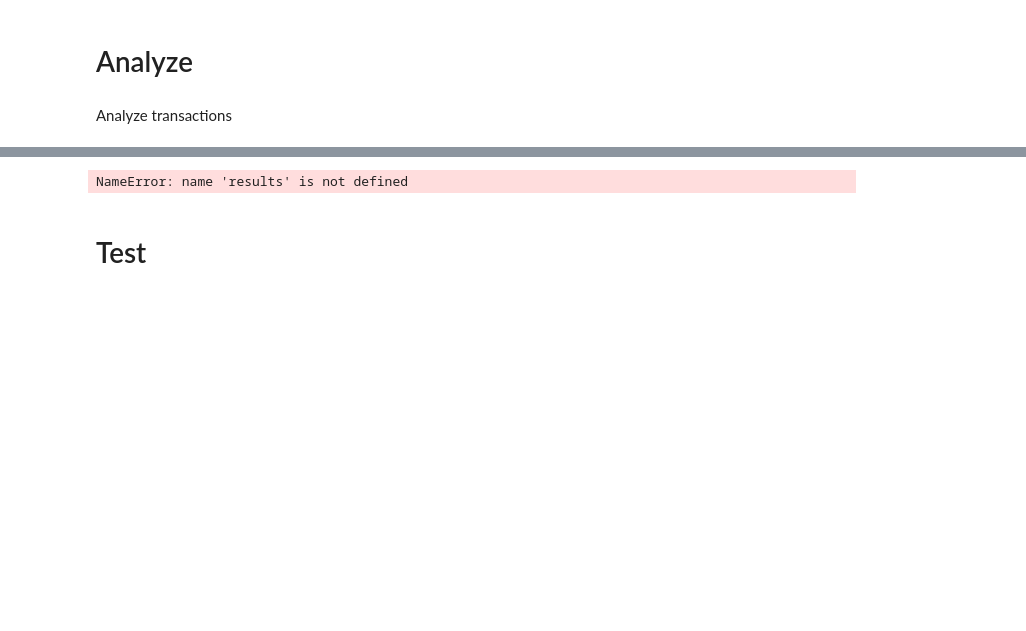
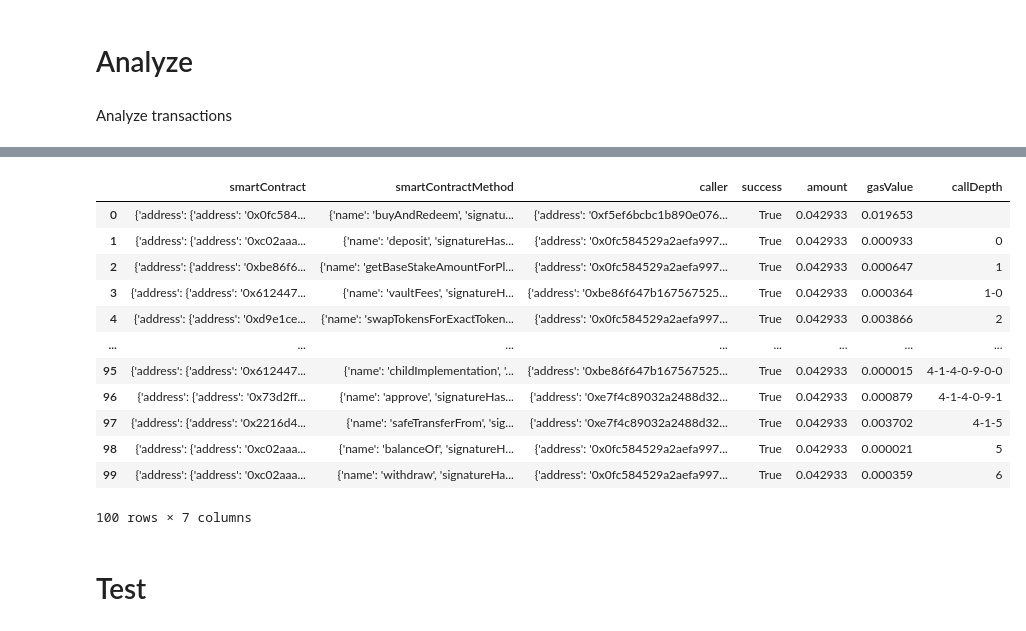
Before and after one commit to shibaeff/HawkEye, a Jupyter notebook: tester.ipynb, the cells around one changed output, grey strips where cells are left out. Drawn from its saved outputs; the diff is of its cells as text; code cells hidden in the pictures; blank space fills up the shorter version.

```diff
--- a/tester.ipynb
+++ b/tester.ipynb
@@ -31,7 +125,19 @@ TypeError: 'NoneType' object is not iterable
 # %%
-results[0]
+train_dfs[0]
 # %% [output]
+|  | smartContract | smartContractMethod | caller | success | amount | gasValue | callDepth |
+| 0 | {'address': {'address': '0x0fc584... | {'name': 'buyAndRedeem', 'signatu... | {'address': '0xf5ef6bcbc1b890e076... | True | 0.042933 | 0.019653 |  |
+| 1 | {'address': {'address': '0xc02aaa... | {'name': 'deposit', 'signatureHas... | {'address': '0x0fc584529a2aefa997... | True | 0.042933 | 0.000933 | 0 |
+| 2 | {'address': {'address': '0xbe86f6... | {'name': 'getBaseStakeAmountForPl... | {'address': '0x0fc584529a2aefa997... | True | 0.042933 | 0.000647 | 1 |
+| 3 | {'address': {'address': '0x612447... | {'name': 'vaultFees', 'signatureH... | {'address': '0xbe86f647b167567525... | True | 0.042933 | 0.000364 | 1-0 |
+| 4 | {'address': {'address': '0xd9e1ce... | {'name': 'swapTokensForExactToken... | {'address': '0x0fc584529a2aefa997... | True | 0.042933 | 0.003866 | 2 |
+| ... | ... | ... | ... | ... | ... | ... | ... |
+| 95 | {'address': {'address': '0x612447... | {'name': 'childImplementation', '... | {'address': '0xbe86f647b167567525... | True | 0.042933 | 0.000015 | 4-1-4-0-9-0-0 |
+| 96 | {'address': {'address': '0x73d2ff... | {'name': 'approve', 'signatureHas... | {'address': '0xe7f4c89032a2488d32... | True | 0.042933 | 0.000879 | 4-1-4-0-9-1 |
+| 97 | {'address': {'address': '0x2216d4... | {'name': 'safeTransferFrom', 'sig... | {'address': '0xe7f4c89032a2488d32... | True | 0.042933 | 0.003702 | 4-1-5 |
+| 98 | {'address': {'address': '0xc02aaa... | {'name': 'balanceOf', 'signatureH... | {'address': '0x0fc584529a2aefa997... | True | 0.042933 | 0.000021 | 5 |
+| 99 | {'address': {'address': '0xc02aaa... | {'name': 'withdraw', 'signatureHa... | {'address': '0x0fc584529a2aefa997... | True | 0.042933 | 0.000359 | 6 |
-NameError: name 'results' is not defined
+100 rows × 7 columns
 # %% [markdown]
 # Test
 # %%
```
Also changed, not shown: parts of 12 cells of this notebook, 34 other files.
